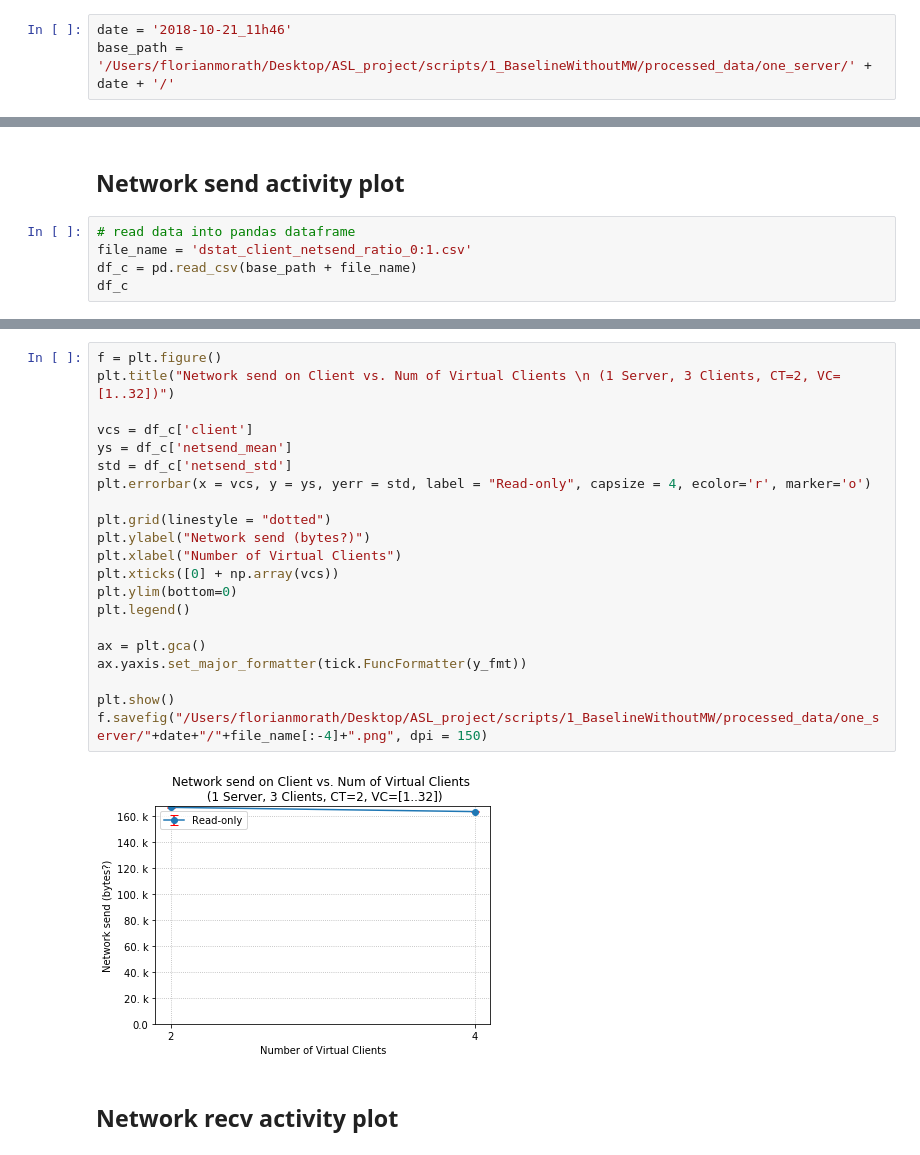
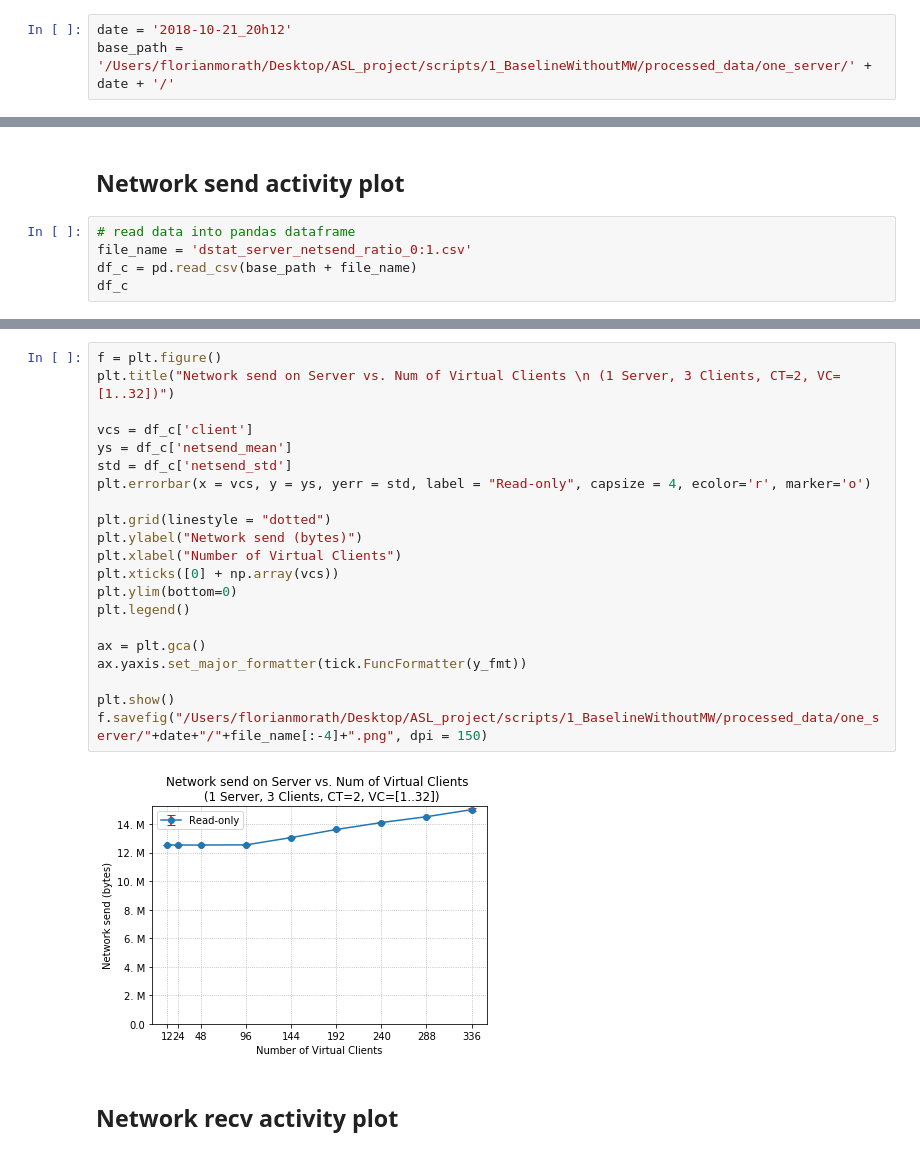
Before and after one commit to florianmorath/ASL_project, a Jupyter notebook: scripts/1_BaselineWithoutMW/plot_dstat-logs_one_server.ipynb, the cells around one changed output, grey strips where cells are left out. Saved outputs shown, nothing was run; the diff lists cells and outputs as text.

Commit message:
scripts_1: added plots for one server run

```diff
--- a/scripts/1_BaselineWithoutMW/plot_dstat-logs_one_server.ipynb
+++ b/scripts/1_BaselineWithoutMW/plot_dstat-logs_one_server.ipynb
@@ -11,7 +11,7 @@ import pandas as pd
 # %% [markdown]
 ## Adjust date of processed csv files
 # %%
-date = '2018-10-21_11h46'
+date = '2018-10-21_20h12'
 base_path = '/Users/florianmorath/Desktop/ASL_project/scripts/1_BaselineWithoutMW/processed_data/one_server/' + date + '/'
 # %%
 def y_fmt(tick_val, pos):
@@ -61,7 +68,7 @@ f.savefig("/Users/florianmorath/Desktop/ASL_project/scripts/1_BaselineWithoutMW/
 ## Network send activity plot
 # %%
 # read data into pandas dataframe
-file_name = 'dstat_client_netsend_ratio_0:1.csv'
+file_name = 'dstat_server_netsend_ratio_0:1.csv'
 df_c = pd.read_csv(base_path + file_name)
 df_c
 # %% [output]
@@ -71,26 +85,26 @@ df_c
 # %%
 f = plt.figure()
-plt.title("Network send on Client vs. Num of Virtual Clients \n (1 Server, 3 Clients, CT=2, VC=[1..32])")
+plt.title("Network send on Server vs. Num of Virtual Clients \n (1 Server, 3 Clients, CT=2, VC=[1..32])")
 
 vcs = df_c['client']
 ys = df_c['netsend_mean']
 std = df_c['netsend_std']
 plt.errorbar(x = vcs, y = ys, yerr = std, label = "Read-only", capsize = 4, ecolor='r', marker='o')
 
 plt.grid(linestyle = "dotted")
-plt.ylabel("Network send (bytes?)")
+plt.ylabel("Network send (bytes)")
 plt.xlabel("Number of Virtual Clients")
 plt.xticks([0] + np.array(vcs))
 plt.ylim(bottom=0)
 plt.legend()
 
 ax = plt.gca()
 ax.yaxis.set_major_formatter(tick.FuncFormatter(y_fmt))
 
 plt.show()
 f.savefig("/Users/florianmorath/Desktop/ASL_project/scripts/1_BaselineWithoutMW/processed_data/one_server/"+date+"/"+file_name[:-4]+".png", dpi = 150)
 # %% [output]
-[figure, old version]
+[figure, new version]
 # %% [markdown]
 ## Network recv activity plot
 # %%
```
Also changed, not shown: parts of 3 cells of this notebook, 15 other files.
